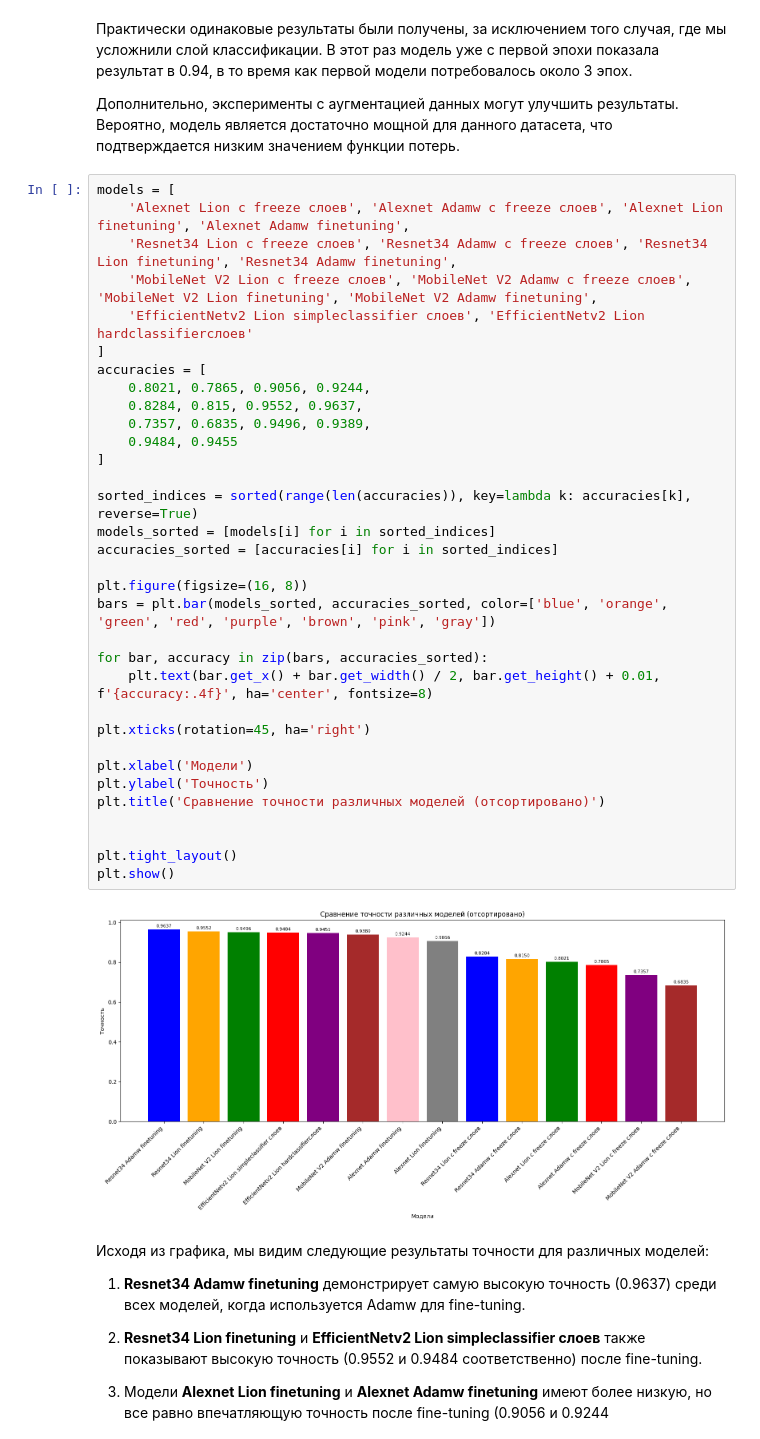
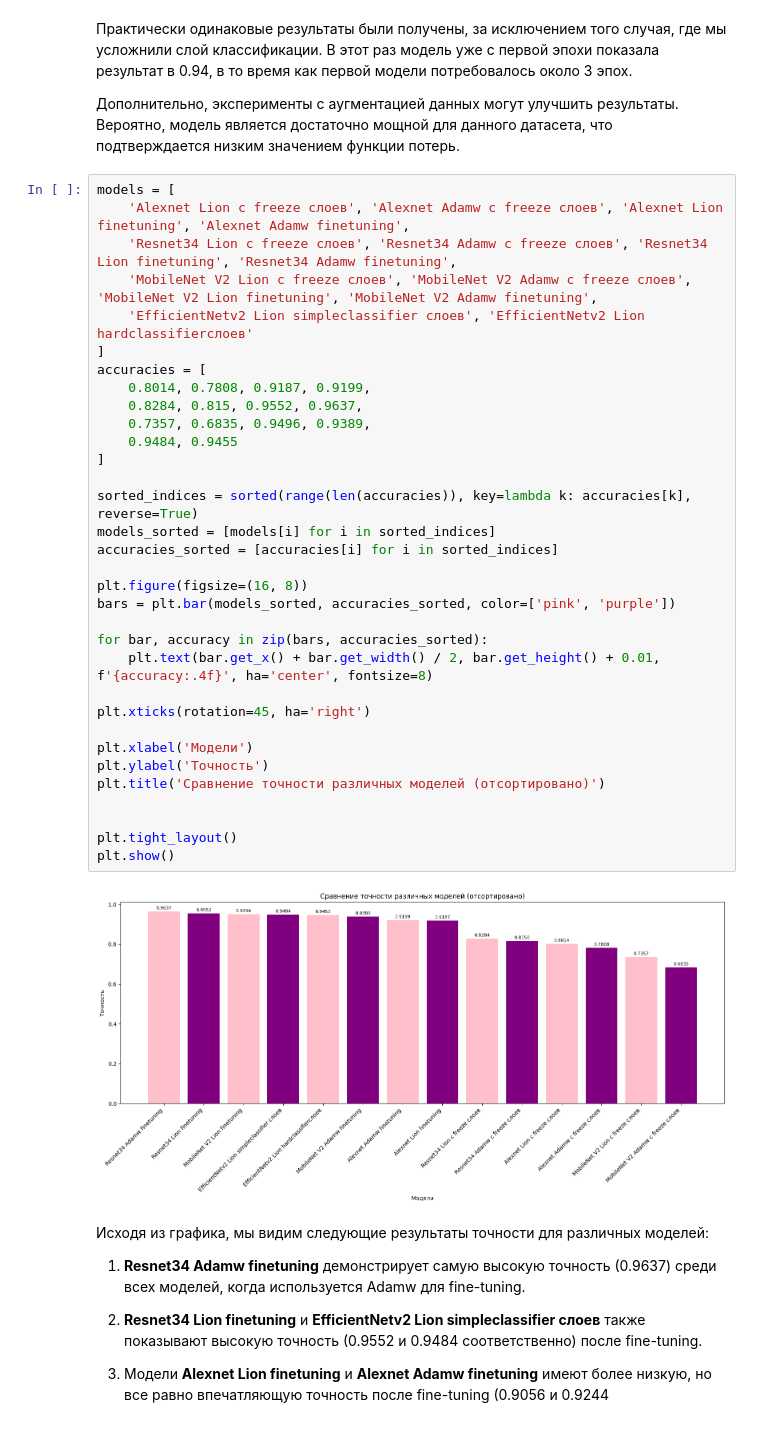
Before and after one commit to Rodimkov/deep-learning-course-practice-2023, a Jupyter notebook: 3822М1ФИии1/practical_work_2/TyurinaDD/TyurinaDD_prac2.ipynb, the cells around one changed output. Saved outputs shown, nothing was run; the diff lists cells and outputs as text.

```diff
--- a/3822М1ФИии1/practical_work_2/TyurinaDD/TyurinaDD_prac2.ipynb
+++ b/3822М1ФИии1/practical_work_2/TyurinaDD/TyurinaDD_prac2.ipynb
@@ -991,36 +1066,36 @@ models = [
     'Alexnet Lion с freeze слоев', 'Alexnet Adamw с freeze слоев', 'Alexnet Lion finetuning', 'Alexnet Adamw finetuning',
     'Resnet34 Lion с freeze слоев', 'Resnet34 Adamw с freeze слоев', 'Resnet34 Lion finetuning', 'Resnet34 Adamw finetuning',
     'MobileNet V2 Lion с freeze слоев', 'MobileNet V2 Adamw с freeze слоев', 'MobileNet V2 Lion finetuning', 'MobileNet V2 Adamw finetuning',
     'EfficientNetv2 Lion simpleclassifier слоев', 'EfficientNetv2 Lion hardclassifierслоев'
 ]
 accuracies = [
-    0.8021, 0.7865, 0.9056, 0.9244,
+    0.8014, 0.7808, 0.9187, 0.9199,
     0.8284, 0.815, 0.9552, 0.9637,
     0.7357, 0.6835, 0.9496, 0.9389,
     0.9484, 0.9455
 ]
 
 sorted_indices = sorted(range(len(accuracies)), key=lambda k: accuracies[k], reverse=True)
 models_sorted = [models[i] for i in sorted_indices]
 accuracies_sorted = [accuracies[i] for i in sorted_indices]
 
 plt.figure(figsize=(16, 8))
-bars = plt.bar(models_sorted, accuracies_sorted, color=['blue', 'orange', 'green', 'red', 'purple', 'brown', 'pink', 'gray'])
+bars = plt.bar(models_sorted, accuracies_sorted, color=['pink', 'purple'])
 
 for bar, accuracy in zip(bars, accuracies_sorted):
     plt.text(bar.get_x() + bar.get_width() / 2, bar.get_height() + 0.01, f'{accuracy:.4f}', ha='center', fontsize=8)
 
 plt.xticks(rotation=45, ha='right')
 
 plt.xlabel('Модели')
 plt.ylabel('Точность')
 plt.title('Сравнение точности различных моделей (отсортировано)')
 
 
 plt.tight_layout()
 plt.show()
 # %% [output]
-[figure, old version]
+[figure, new version]
 # %% [markdown]
 Исходя из графика, мы видим следующие результаты точности для различных моделей:
 
```
Also changed, not shown: parts of 16 cells of this notebook.
